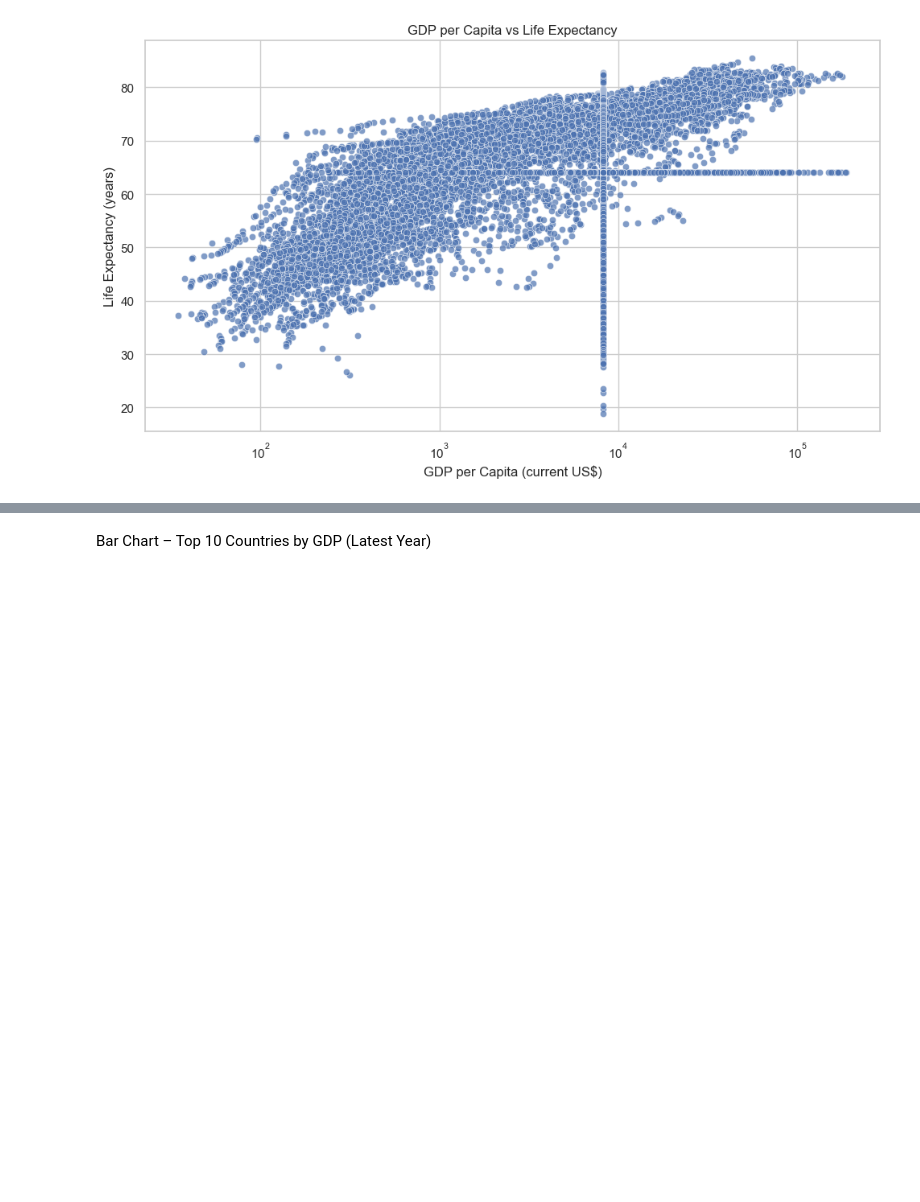
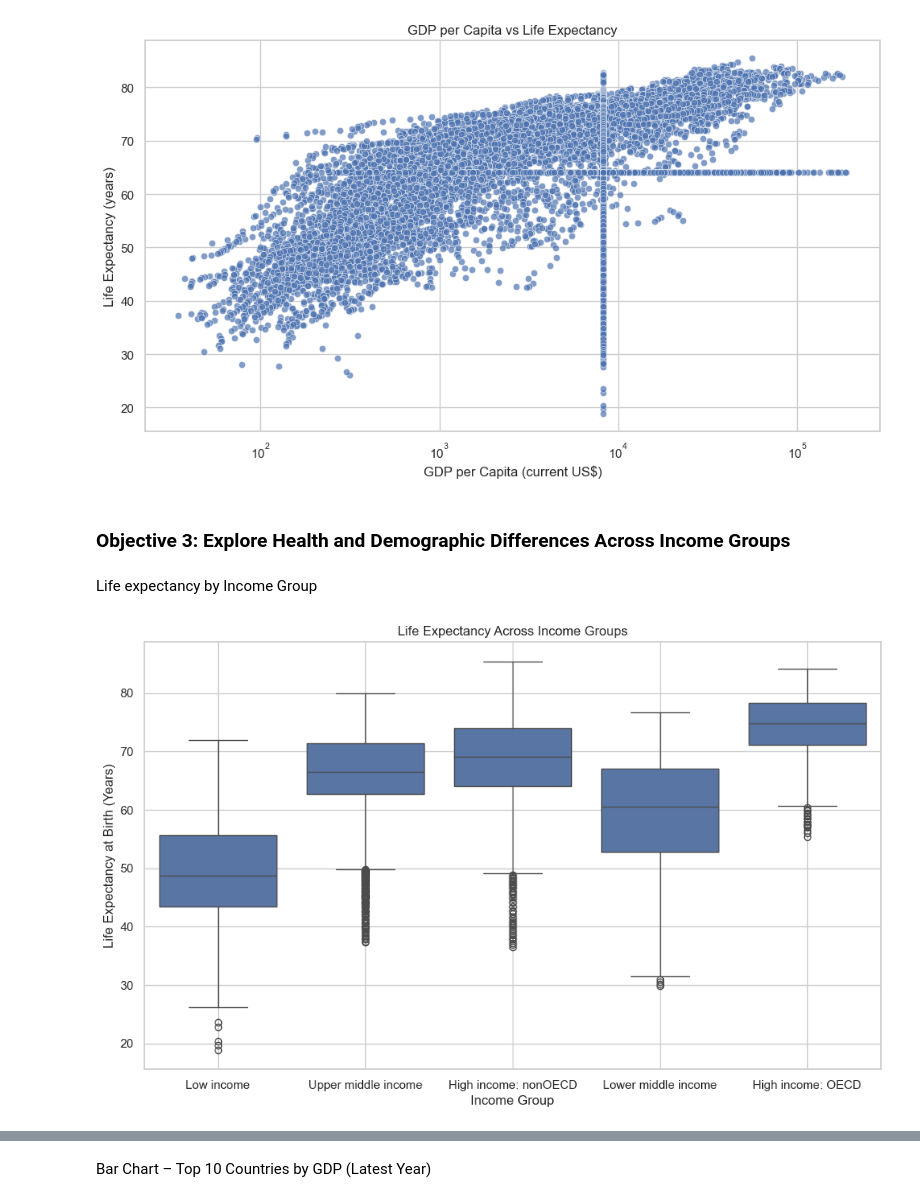
Before and after one commit to AkshatSahay72/worldbank-data-visualisation, a Jupyter notebook: main.ipynb, the cells around one changed output, grey strips where cells are left out. Cells and saved outputs as stored; diff of their text form; code cells hidden in the pictures; blank space fills up the shorter version.

```diff
--- a/main.ipynb
+++ b/main.ipynb
@@ -252,3 +252,17 @@ plt.tight_layout()
 plt.show()
 # %% [output]
 [figure]
+# %% [markdown]
+<h3><b>Objective 3:</b> Explore Health and Demographic Differences Across Income Groups</h3>
+# %% [markdown]
+Life expectancy by Income Group
+# %%
+plt.figure(figsize=(12,7))
+sns.boxplot(data=df, x='IncomeGroup', y='Life expectancy at birth (years)')
+plt.title('Life Expectancy Across Income Groups')
+plt.xlabel('Income Group')
+plt.ylabel('Life Expectancy at Birth (Years)')
+plt.grid(True)
+plt.show()
+# %% [output]
+[figure, added]
```
Also changed, not shown: parts of 11 cells of this notebook, 4 other files.
